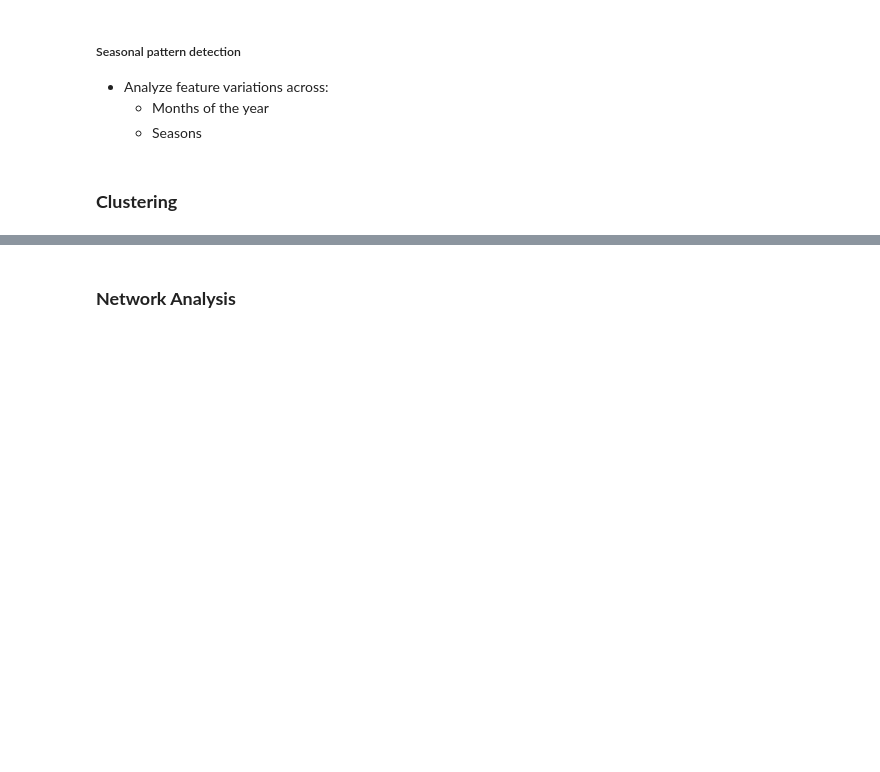
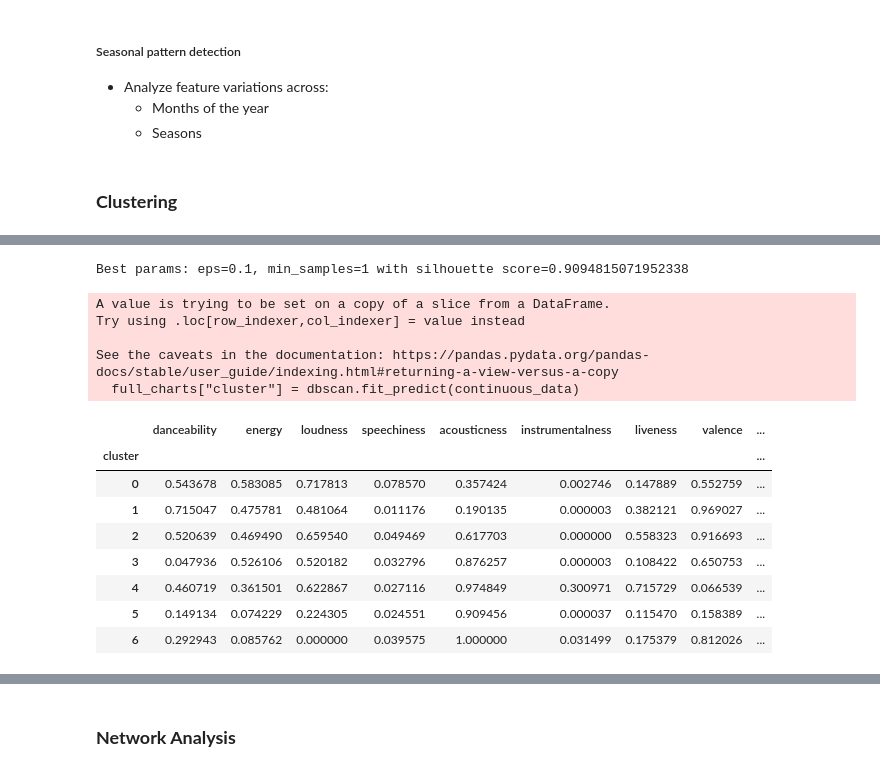
Before and after one commit to LNickelsburg/iss310-final-project, a Jupyter notebook: FinalProject.ipynb, the cells around one changed output, grey strips where cells are left out. Saved outputs shown, nothing was run; the diff lists cells and outputs as text; code cells hidden in the pictures; blank space fills up the shorter version.

```diff
--- a/FinalProject.ipynb
+++ b/FinalProject.ipynb
@@ -288,0 +300,47 @@ plt.show()
+# %%
+best_params = None
+best_score = -1
+
+# Grid search over eps and min_samples
+for eps in np.arange(0.1, 1.0, 0.1):
+    for min_samples in range(1, 50):
+        dbscan = DBSCAN(eps=eps, min_samples=min_samples)
+        labels = dbscan.fit_predict(continuous_data)
+
+        # Ignore results with only one cluster
+        if len(set(labels)) > 1:
+            score = silhouette_score(continuous_data, labels)
+            if score > best_score:
+                best_score = score
+                best_params = (eps, min_samples)
+
+print(f"Best params: eps={best_params[0]}, min_samples={best_params[1]} with silhouette score={best_score}")
+# %% [output]
+Best params: eps=0.1, min_samples=1 with silhouette score=0.9094815071952338
+# %%
+
+dbscan = DBSCAN(eps=0.4, min_samples=40)  # Adjust parameters as needed
+full_charts["cluster"] = dbscan.fit_predict(continuous_data)
+# %% [output]
+A value is trying to be set on a copy of a slice from a DataFrame.
+Try using .loc[row_indexer,col_indexer] = value instead
+
+See the caveats in the documentation: https://pandas.pydata.org/pandas-docs/stable/user_guide/indexing.html#returning-a-view-versus-a-copy
+  full_charts["cluster"] = dbscan.fit_predict(continuous_data)
+# %%
+# Exclude noise points for cluster analysis
+valid_clusters = full_charts[full_charts["cluster"] != -1]
+
+# Calculate mean values for each cluster
+cluster_summary = valid_clusters.groupby("cluster")[continuous_features].mean()
+cluster_summary
+# %% [output]
+|  | danceability | energy | loudness | speechiness | acousticness | instrumentalness | liveness | valence | ... |
+| cluster |  |  |  |  |  |  |  |  | ... |
+| 0 | 0.543678 | 0.583085 | 0.717813 | 0.078570 | 0.357424 | 0.002746 | 0.147889 | 0.552759 | ... |
+| 1 | 0.715047 | 0.475781 | 0.481064 | 0.011176 | 0.190135 | 0.000003 | 0.382121 | 0.969027 | ... |
+| 2 | 0.520639 | 0.469490 | 0.659540 | 0.049469 | 0.617703 | 0.000000 | 0.558323 | 0.916693 | ... |
+| 3 | 0.047936 | 0.526106 | 0.520182 | 0.032796 | 0.876257 | 0.000003 | 0.108422 | 0.650753 | ... |
+| 4 | 0.460719 | 0.361501 | 0.622867 | 0.027116 | 0.974849 | 0.300971 | 0.715729 | 0.066539 | ... |
+| 5 | 0.149134 | 0.074229 | 0.224305 | 0.024551 | 0.909456 | 0.000037 | 0.115470 | 0.158389 | ... |
+| 6 | 0.292943 | 0.085762 | 0.000000 | 0.039575 | 1.000000 | 0.031499 | 0.175379 | 0.812026 | ... |
```
Also changed, not shown: parts of 9 cells of this notebook.
